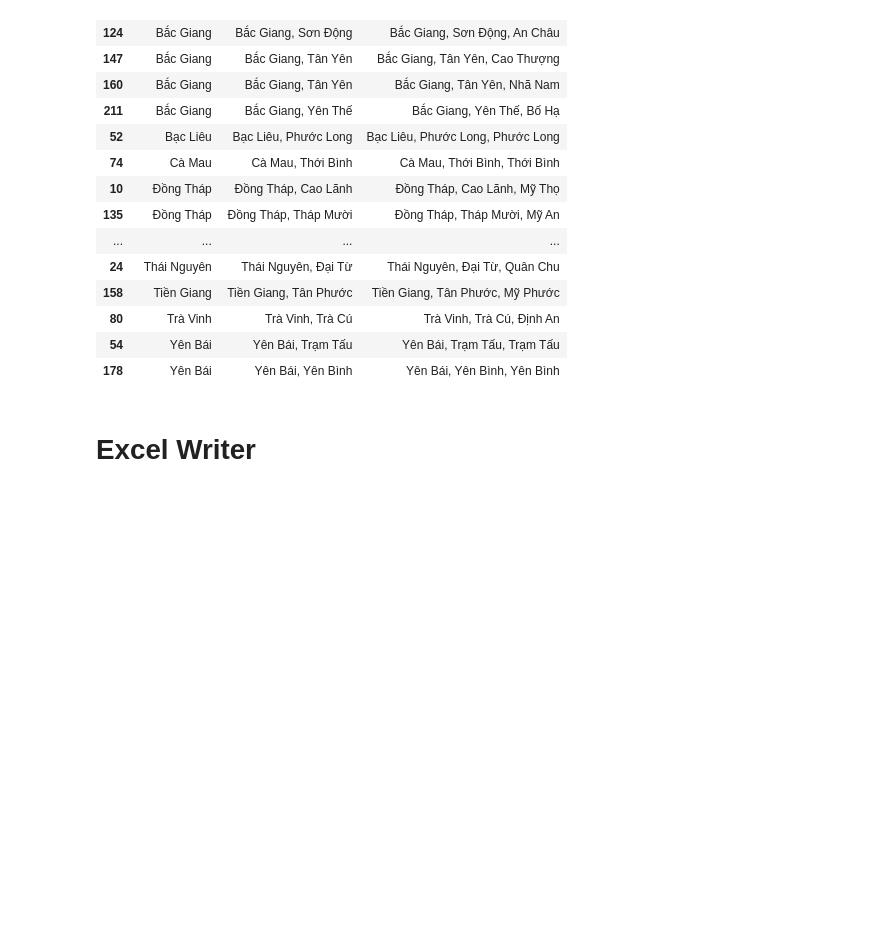
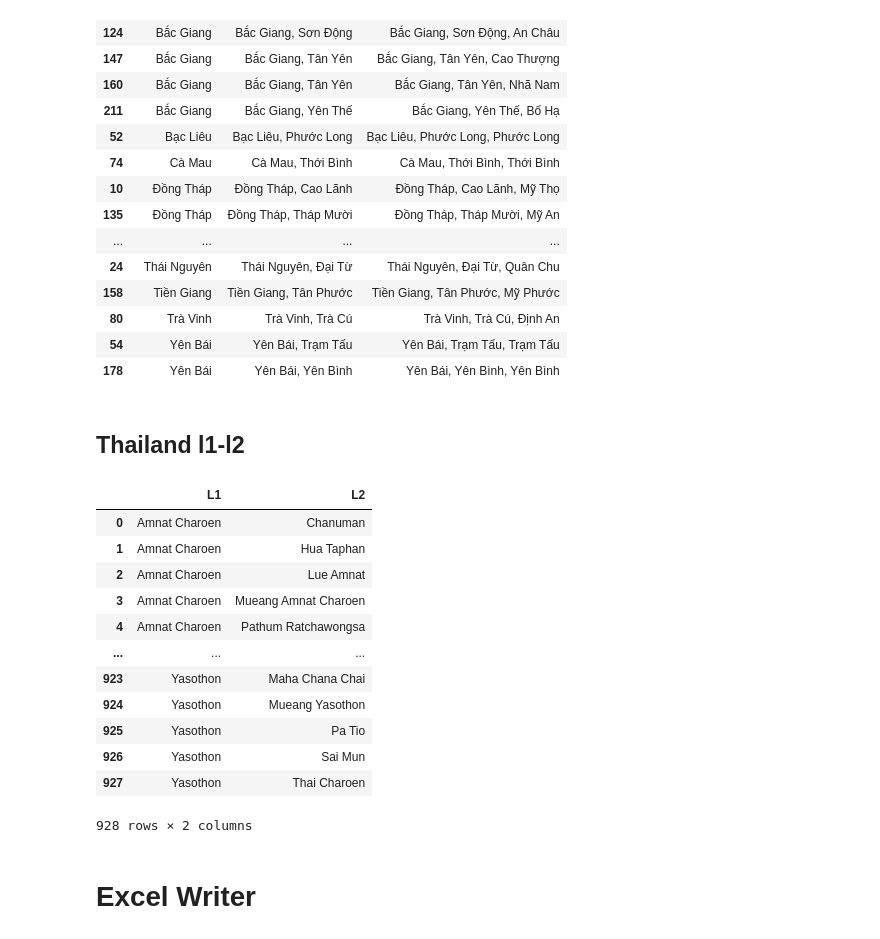
Before and after one commit to CabooseExia/Geospatial-practice, a Jupyter notebook: citypopulation_webscraper.ipynb, the cells around one changed output. Drawn from its saved outputs; the diff is of its cells as text; code cells hidden in the pictures; blank space fills up the shorter version.

Commit message:
feat: finished up the thailand contactous template setup (#11)

```diff
--- a/citypopulation_webscraper.ipynb
+++ b/citypopulation_webscraper.ipynb
@@ -1058,6 +1046,28 @@ test
 | 80 | Trà Vinh | Trà Vinh, Trà Cú | Trà Vinh, Trà Cú, Định An |
 | 54 | Yên Bái | Yên Bái, Trạm Tấu | Yên Bái, Trạm Tấu, Trạm Tấu |
 | 178 | Yên Bái | Yên Bái, Yên Bình | Yên Bái, Yên Bình, Yên Bình |
+# %% [markdown]
+## Thailand l1-l2
+# %%
+page = requests.get(f"https://www.citypopulation.de/en/thailand/admin/")
+thai_l1l2 = make_indo_l1l2(page)
+thai_l1l2.rename(columns={'Province': 'L1', 'Name': 'L2'}, inplace=True)
+thai_l1l2 = thai_l1l2[['L1', 'L2']]
+thai_l1l2
+# %% [output]
+|  | L1 | L2 |
+| 0 | Amnat Charoen | Chanuman |
+| 1 | Amnat Charoen | Hua Taphan |
+| 2 | Amnat Charoen | Lue Amnat |
+| 3 | Amnat Charoen | Mueang Amnat Charoen |
+| 4 | Amnat Charoen | Pathum Ratchawongsa |
+| ... | ... | ... |
+| 923 | Yasothon | Maha Chana Chai |
+| 924 | Yasothon | Mueang Yasothon |
+| 925 | Yasothon | Pa Tio |
+| 926 | Yasothon | Sai Mun |
+| 927 | Yasothon | Thai Charoen |
+928 rows × 2 columns
 # %% [markdown]
 # Excel Writer
 # %% [markdown]
```
Also changed, not shown: parts of 3 cells of this notebook.
